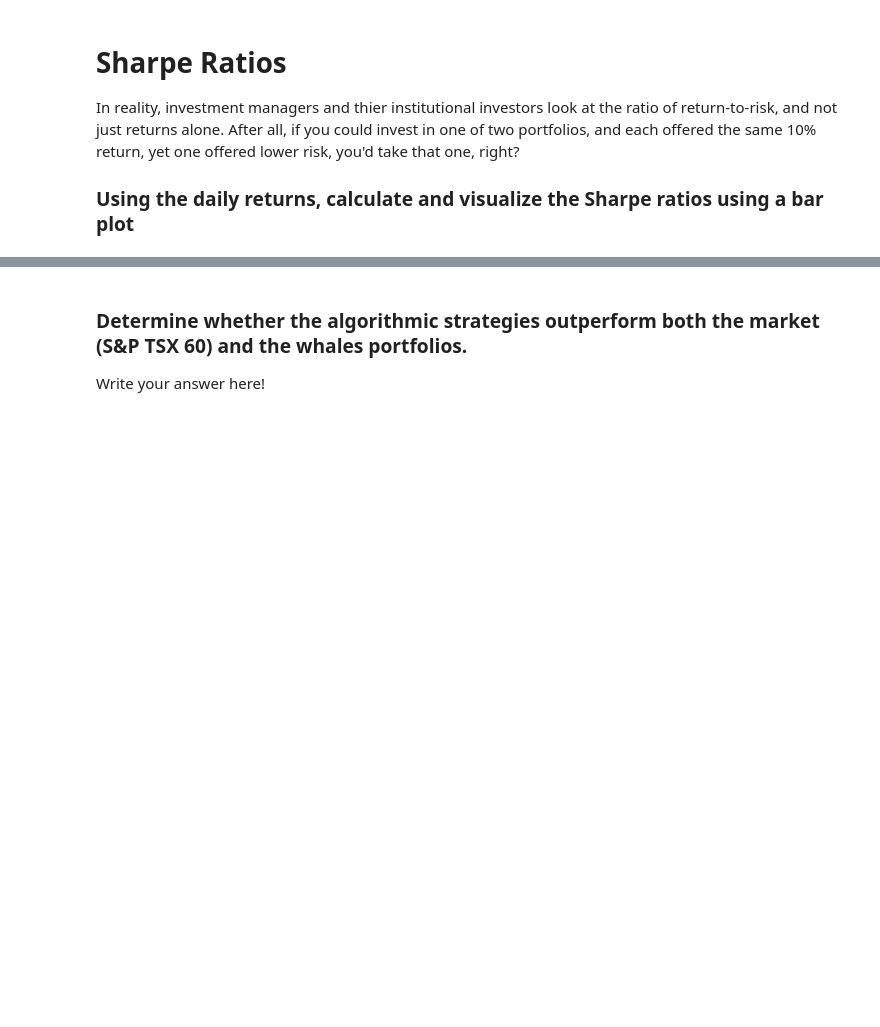
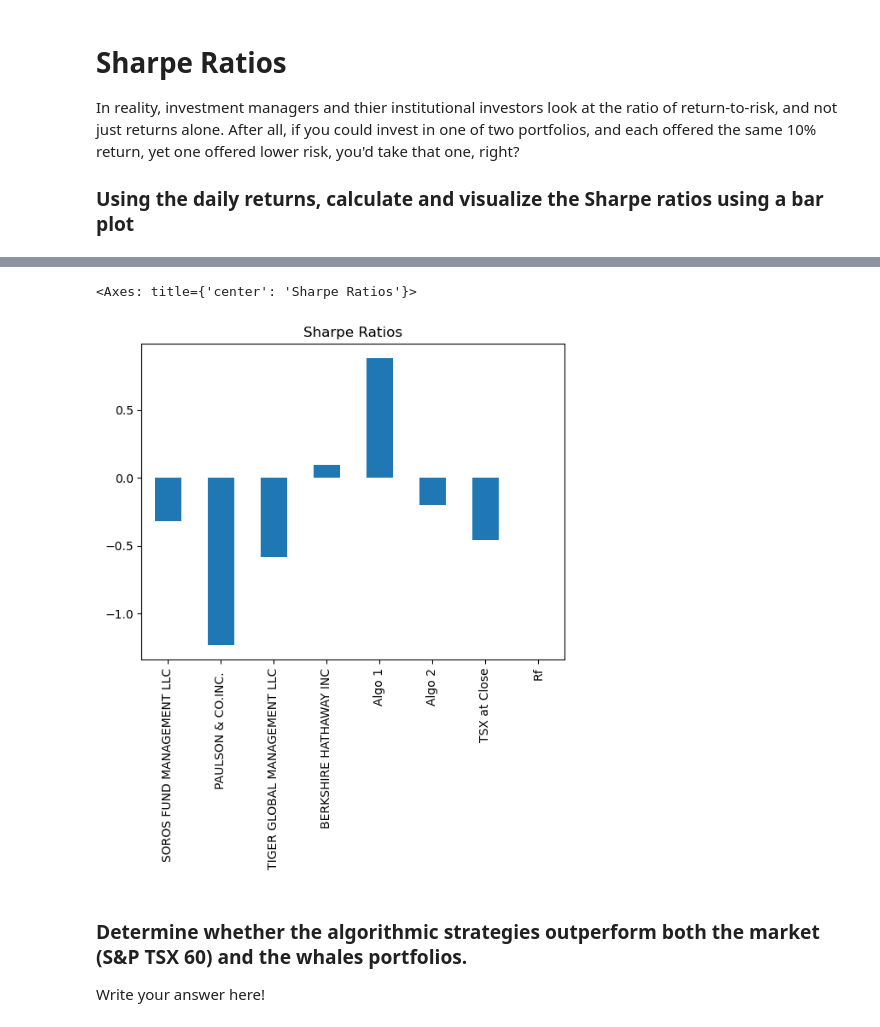
Before and after one commit to victorpintom/Challenge-4, a Jupyter notebook: Starter_Code/whale_analysis.ipynb, the cells around one changed output, grey strips where cells are left out. Saved outputs shown, nothing was run; the diff lists cells and outputs as text; code cells hidden in the pictures; blank space fills up the shorter version.

```diff
--- a/Starter_Code/whale_analysis.ipynb
+++ b/Starter_Code/whale_analysis.ipynb
@@ -455,0 +563,3 @@ In reality, investment managers and thier institutional investors look at the ra
+# %%
+risk_free = risk_free.drop(columns=["Date"])
+risk_free.head()
@@ -455,0 +574,3 @@ In reality, investment managers and thier institutional investors look at the ra
+# %%
+risk_free = risk_free.rename(columns = {"Price Change":"Rf"})
+risk_free.head()
@@ -455,0 +585,3 @@ In reality, investment managers and thier institutional investors look at the ra
+# %%
+joined_returns_rf = pd.concat([joined_returns, risk_free], axis="columns", join="inner")
+joined_returns_rf.head()
@@ -456,4 +596,4 @@ In reality, investment managers and thier institutional investors look at the ra
 # %%
 # Annualized Sharpe Ratios
-sharpe_ratios = ((all_portfolios_returns.mean()-all_portfolios_returns['rf_rate'].mean()) * 252) / (all_portfolios_returns.std() * np.sqrt(252))
+sharpe_ratios = ((joined_returns_rf.mean()-joined_returns_rf['Rf'].mean()) * 252) / (joined_returns_rf.std() * np.sqrt(252))
 sharpe_ratios
@@ -460,5 +610,9 @@ sharpe_ratios
 # %%
 # Visualize the sharpe ratios as a bar plot
+sharpe_ratios.plot(kind="bar", title="Sharpe Ratios")
+# %% [output]
+<Axes: title={'center': 'Sharpe Ratios'}>
+[figure, added]
 # %% [markdown]
 ### Determine whether the algorithmic strategies outperform both the market (S&P TSX 60) and the whales portfolios.
 
```
Also changed, not shown: parts of 55 cells of this notebook, 5 other files.
